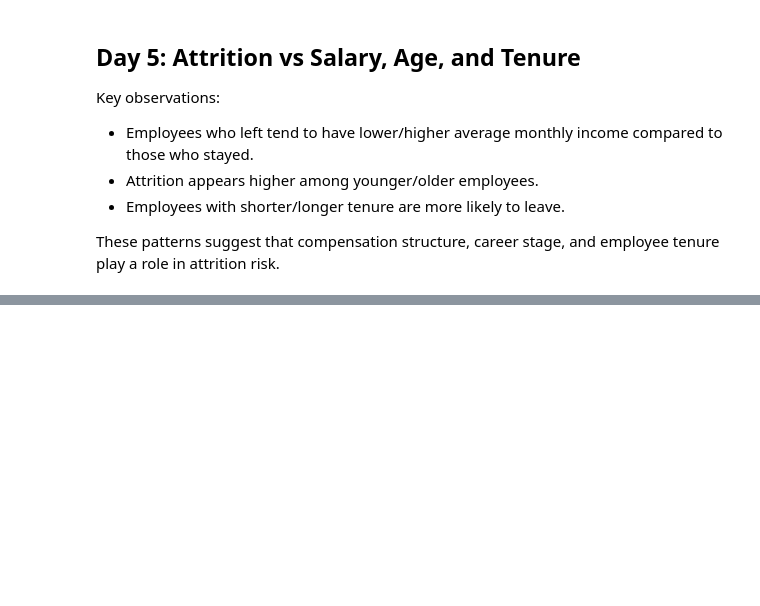
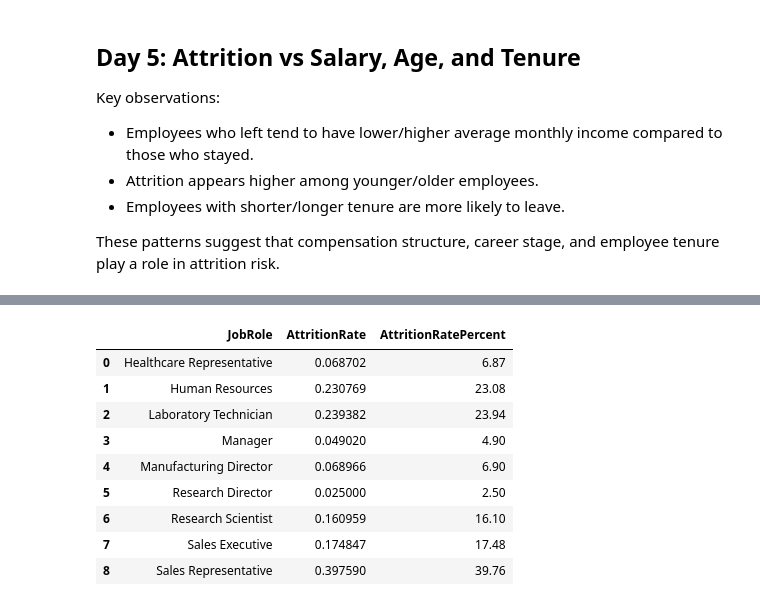
Before and after one commit to NikhilAgnihotri-9/hr-analytics-attrition-python, a Jupyter notebook: hr_attrition_analysis.ipynb, the cells around one changed output, grey strips where cells are left out. Saved outputs shown, nothing was run; the diff lists cells and outputs as text; code cells hidden in the pictures; blank space fills up the shorter version.

```diff
--- a/hr_attrition_analysis.ipynb
+++ b/hr_attrition_analysis.ipynb
@@ -289,0 +309,17 @@ These patterns suggest that compensation structure, career stage, and employee t
+# %%
+role_attrition["AttritionRatePercent"] = (
+    role_attrition["AttritionRate"] * 100
+).round(2)
+
+role_attrition
+# %% [output]
+|  | JobRole | AttritionRate | AttritionRatePercent |
+| 0 | Healthcare Representative | 0.068702 | 6.87 |
+| 1 | Human Resources | 0.230769 | 23.08 |
+| 2 | Laboratory Technician | 0.239382 | 23.94 |
+| 3 | Manager | 0.049020 | 4.90 |
+| 4 | Manufacturing Director | 0.068966 | 6.90 |
+| 5 | Research Director | 0.025000 | 2.50 |
+| 6 | Research Scientist | 0.160959 | 16.10 |
+| 7 | Sales Executive | 0.174847 | 17.48 |
+| 8 | Sales Representative | 0.397590 | 39.76 |
```
Also changed, not shown: parts of 5 cells of this notebook.
